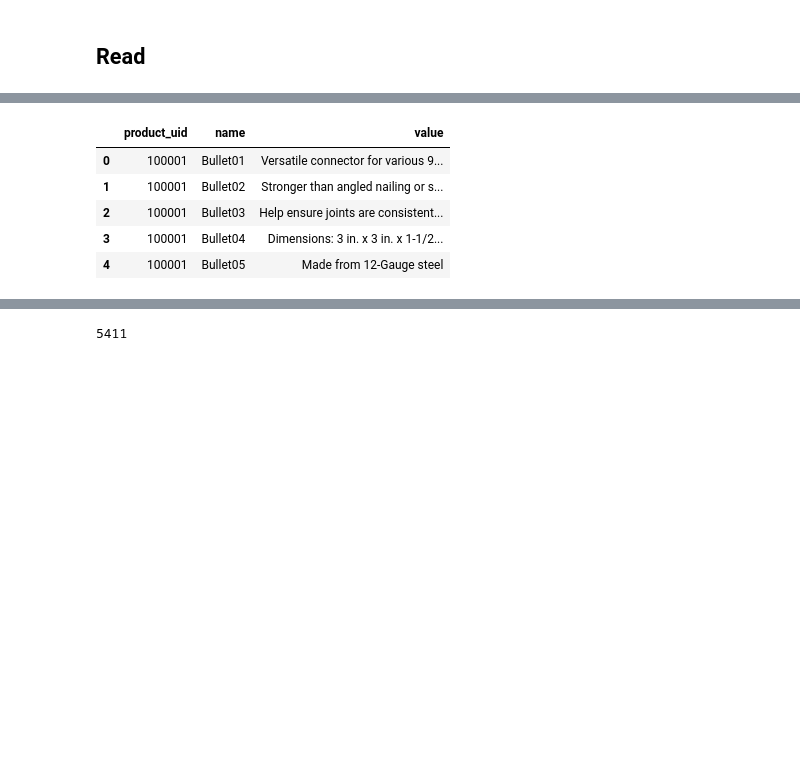
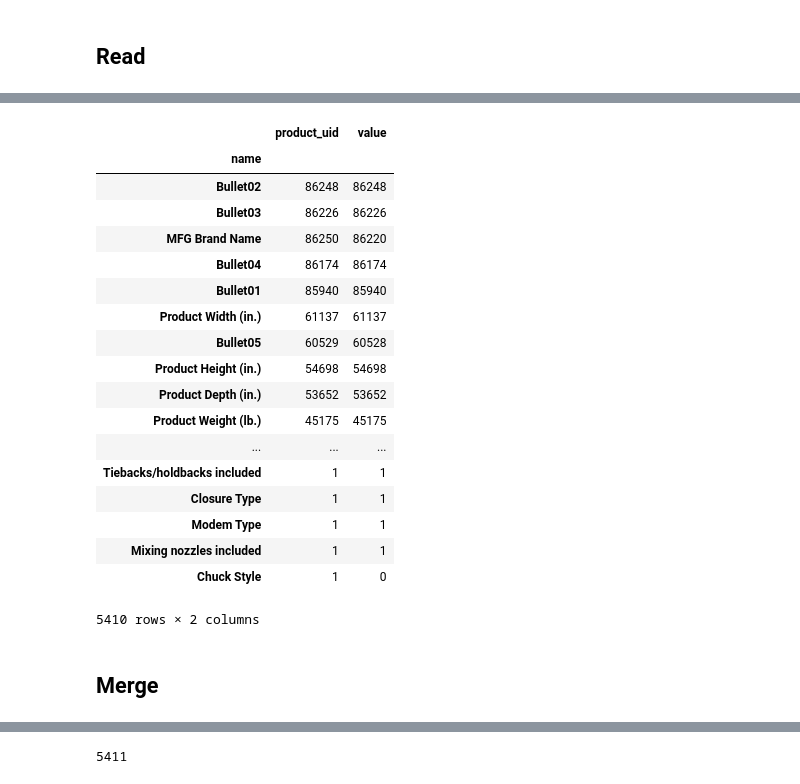
Before and after one commit to lucasmachadorj/home-depot-product-search-relevance, a Jupyter notebook: preprocessing/Merge, Clean and Explore.ipynb, the cells around one changed output, grey strips where cells are left out. Saved outputs shown, nothing was run; the diff lists cells and outputs as text; code cells hidden in the pictures; blank space fills up the shorter version.

```diff
--- a/preprocessing/Merge, Clean and Explore.ipynb
+++ b/preprocessing/Merge, Clean and Explore.ipynb
@@ -30,3 +48,27 @@ product_count = pd.DataFrame(pd.Series(test_data.groupby(["product_uid"]).size()
+# %%
+attribute_data.groupby(['name']).agg('count').sort(columns=['value'], ascending=False).head()
+# %% [output]
+|  | product_uid | value |
+| name |  |  |
+| Bullet02 | 86248 | 86248 |
+| Bullet03 | 86226 | 86226 |
+| MFG Brand Name | 86250 | 86220 |
+| Bullet04 | 86174 | 86174 |
+| Bullet01 | 85940 | 85940 |
+| Product Width (in.) | 61137 | 61137 |
+| Bullet05 | 60529 | 60528 |
+| Product Height (in.) | 54698 | 54698 |
+| Product Depth (in.) | 53652 | 53652 |
+| Product Weight (lb.) | 45175 | 45175 |
+| ... | ... | ... |
+| Tiebacks/holdbacks included | 1 | 1 |
+| Closure Type | 1 | 1 |
+| Modem Type | 1 | 1 |
+| Mixing nozzles included | 1 | 1 |
+| Chuck Style | 1 | 0 |
+5410 rows × 2 columns
+# %% [markdown]
+## Merge
 # %%
 train_data = pd.merge(train_data, product_count, left_on="product_uid", right_index=True, how="left")
 test_data = pd.merge(test_data, product_count, left_on="product_uid", right_index=True, how="left")
@@ -39,12 +81,3 @@ test_data.brand_name.fillna("Unknown", inplace=True)
 
 print(str(train_data.info()))
 print(str(train_data.describe()))
-# %%
-attribute_data.head()
-# %% [output]
-|  | product_uid | name | value |
-| 0 | 100001 | Bullet01 | Versatile connector for various 9... |
-| 1 | 100001 | Bullet02 | Stronger than angled nailing or s... |
-| 2 | 100001 | Bullet03 | Help ensure joints are consistent... |
-| 3 | 100001 | Bullet04 | Dimensions: 3 in. x 3 in. x 1-1/2... |
-| 4 | 100001 | Bullet05 | Made from 12-Gauge steel |
```
Also changed, not shown: parts of 4 cells of this notebook, 6 other files.
